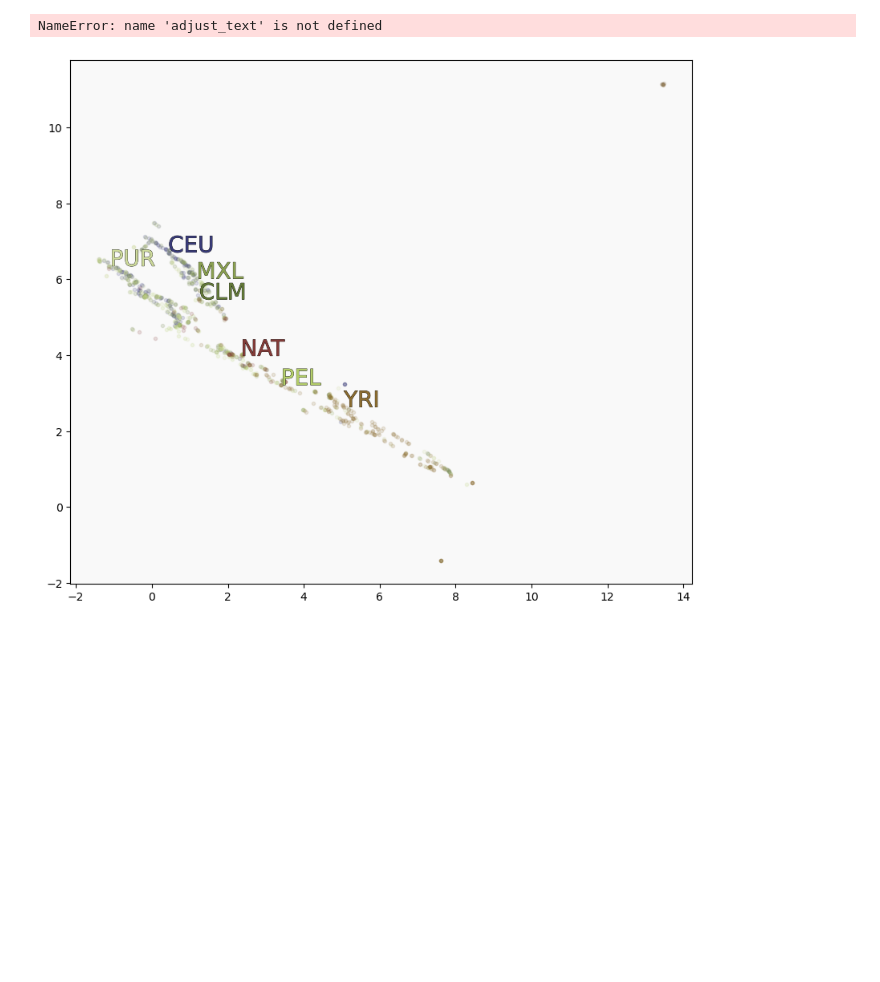
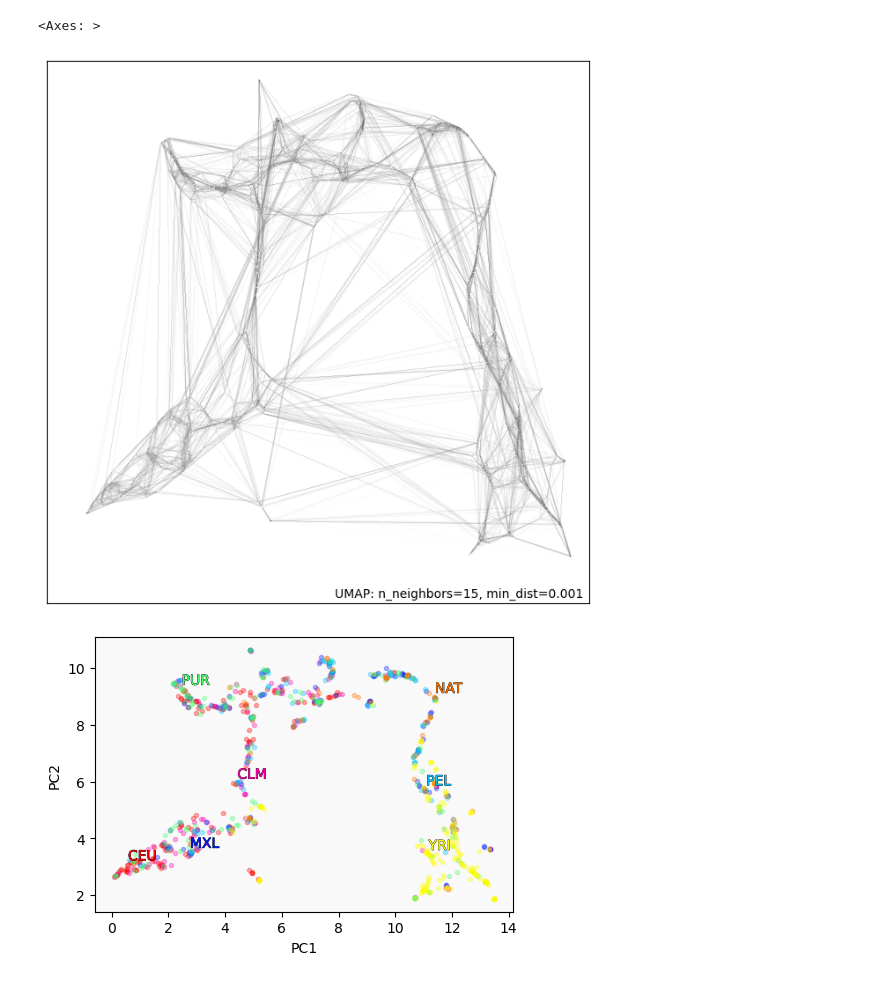
Before and after one commit to Rafaelca70x/estagio-bio-info-LGHM, a Jupyter notebook: UMAP.ipynb, the cells around one changed output. Cells and saved outputs as stored; diff of their text form; code cells hidden in the pictures; blank space fills up the shorter version.

```diff
--- a/UMAP.ipynb
+++ b/UMAP.ipynb
@@ -79,4 +50,3 @@ np.shape(pca_ld3)
 # %%
-umap_proj = umap.UMAP(n_components=19, n_neighbors=10,
-                      min_dist=0.001,
-                    verbose=True).fit(pca_ld3[:, :19])
+umap_proj3 = umap.UMAP(n_neighbors=15, min_dist=0.001).fit(pca_ld3[:, :])
+umap_proj8 = umap.UMAP(n_neighbors=15, min_dist=0.001).fit(pca_ld8[:, :])
@@ -105,7 +53,12 @@ np.shape(umap_proj)
+# %%
+color_dict = {'CEU':'#FF0000', 'CLM':'#FF00B1',
+             'MXL':'#0019FF','PEL':'#00C3FF',
+             'PUR':'#48FF68', 'YRI':'#FFFF00',
+             'NAT':'#FF7300'}
 # %%
-plt.figure(figsize=(10,10))
+plt.figure(figsize=(5,5))
 # Use the PCA projection
-dset = umap_proj.embedding_
+dset = umap_proj3.embedding_
 
 for cont in continents:
     for pop in pop_by_continent[cont]:
@@ -139,39 +77,43 @@ Note: you may need to restart the kernel to use updated packages.
+# %%
+umap.plot.connectivity(umap_proj3, show_points=True)
+# %% [output]
+<Axes: >
+[figure, added]
 # %%
 from adjustText import adjust_text
 import matplotlib.patheffects as PathEffects
 
 # parameters for plots
-point_alpha = 0.15 # alpha parameter for points
-fsize = 20 # font size for labels
+point_alpha = 0.3 # alpha parameter for points
+fsize = 10 # font size for labels
 lwidth = 0.5 # line width for labels
 # %%
-fig = plt.figure(figsize=(10,10))
+fig = plt.figure(figsize=(5,5))
 ax = fig.add_subplot(111, aspect=1)
 
 ax.set_facecolor('#f9f9f9')
 
-dset = umap_proj.embedding_
+dset = umap_proj3.embedding_
 
 texts = []
 
 for cont in continents:
     for pop in pop_by_continent[cont]:
         temp_proj = dset[idx_pops_members[pop]]
         plt.plot(temp_proj[:,0], temp_proj[:,1], '.', color = color_dict[pop], alpha=point_alpha)
 
         for i, temp_proj_sub in enumerate(temp_proj):
             if i==temp_proj.shape[0]-1:
                 texts.append(ax.text(temp_proj_sub[0], temp_proj_sub[1], pop,
                                      fontdict={"color": color_dict[pop], "size": fsize},
                                      path_effects=[PathEffects.withStroke(linewidth=lwidth, foreground="black")]))
 
 adjust_text(texts)
 
 plt.style.use(['default'])
 plt.xlabel("PC1")
 plt.ylabel("PC2")
 
 plt.tight_layout()
 # %% [output]
-NameError: name 'adjust_text' is not defined
-[figure, old version]
+[figure, new version]
```
Also changed, not shown: parts of 17 cells of this notebook.
